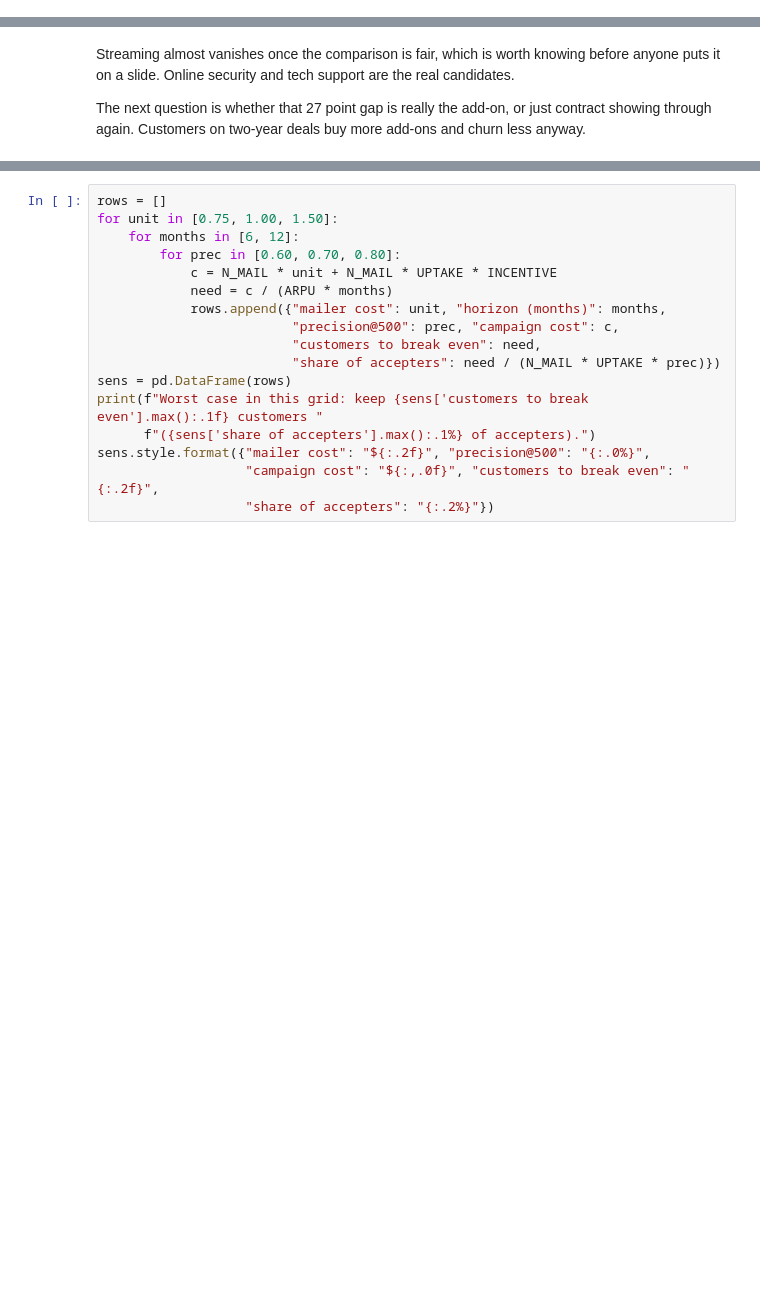
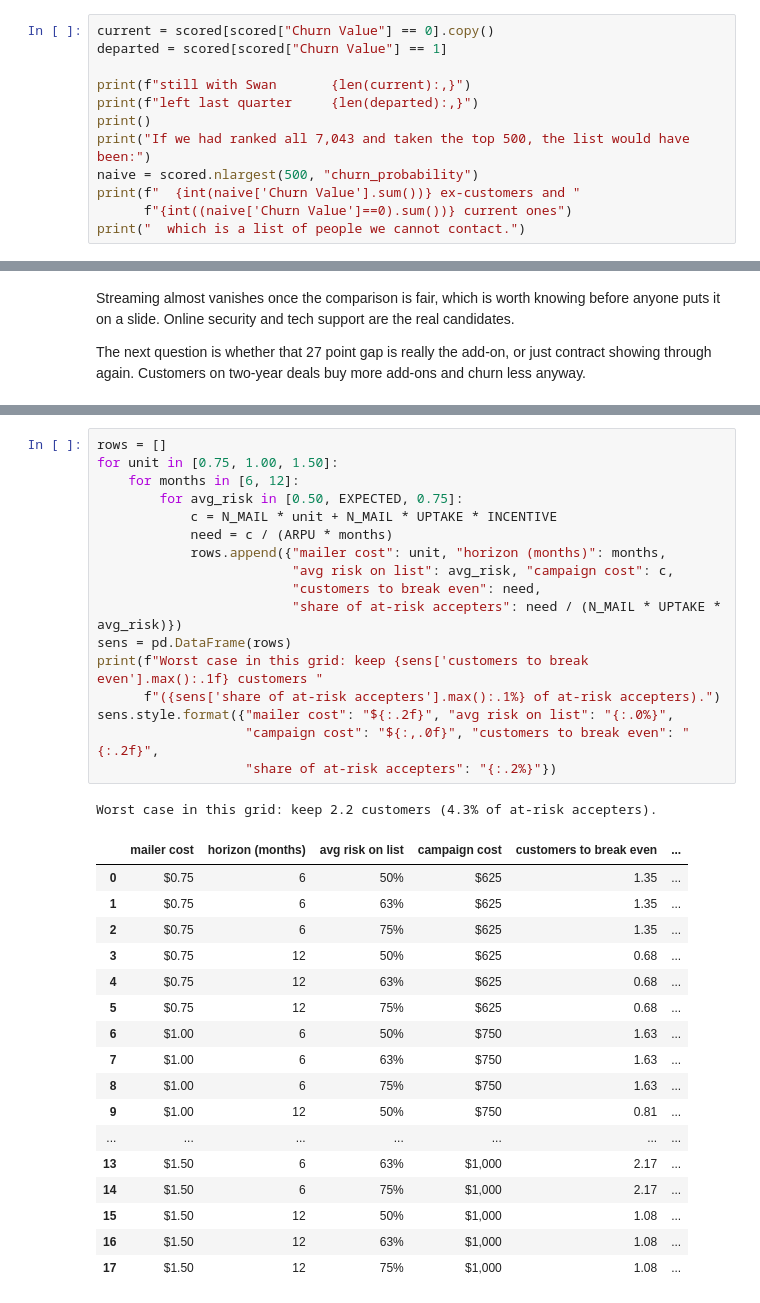
Before and after one commit to oum4r/df-swan-teleco-consulting, a Jupyter notebook: C - Business.ipynb, the cells around one changed output, grey strips where cells are left out. Saved outputs shown, nothing was run; the diff lists cells and outputs as text; blank space fills up the shorter version.

```diff
--- a/C - Business.ipynb
+++ b/C - Business.ipynb
@@ -140,0 +169,12 @@ if tied > 1:
+# %%
+current = scored[scored["Churn Value"] == 0].copy()
+departed = scored[scored["Churn Value"] == 1]
+
+print(f"still with Swan       {len(current):,}")
+print(f"left last quarter     {len(departed):,}")
+print()
+print("If we had ranked all 7,043 and taken the top 500, the list would have been:")
+naive = scored.nlargest(500, "churn_probability")
+print(f"  {int(naive['Churn Value'].sum())} ex-customers and "
+      f"{int((naive['Churn Value']==0).sum())} current ones")
+print("  which is a list of people we cannot contact.")
@@ -336,19 +492,38 @@ print(f"BREAK EVEN: keep {cost/value_per_save:.2f} of them "
 # %%
 rows = []
 for unit in [0.75, 1.00, 1.50]:
     for months in [6, 12]:
-        for prec in [0.60, 0.70, 0.80]:
+        for avg_risk in [0.50, EXPECTED, 0.75]:
             c = N_MAIL * unit + N_MAIL * UPTAKE * INCENTIVE
             need = c / (ARPU * months)
             rows.append({"mailer cost": unit, "horizon (months)": months,
-                         "precision@500": prec, "campaign cost": c,
+                         "avg risk on list": avg_risk, "campaign cost": c,
                          "customers to break even": need,
-                         "share of accepters": need / (N_MAIL * UPTAKE * prec)})
+                         "share of at-risk accepters": need / (N_MAIL * UPTAKE * avg_risk)})
 sens = pd.DataFrame(rows)
 print(f"Worst case in this grid: keep {sens['customers to break even'].max():.1f} customers "
-      f"({sens['share of accepters'].max():.1%} of accepters).")
-sens.style.format({"mailer cost": "${:.2f}", "precision@500": "{:.0%}",
+      f"({sens['share of at-risk accepters'].max():.1%} of at-risk accepters).")
+sens.style.format({"mailer cost": "${:.2f}", "avg risk on list": "{:.0%}",
                    "campaign cost": "${:,.0f}", "customers to break even": "{:.2f}",
-                   "share of accepters": "{:.2%}"})
+                   "share of at-risk accepters": "{:.2%}"})
+# %% [output]
+Worst case in this grid: keep 2.2 customers (4.3% of at-risk accepters).
+|  | mailer cost | horizon (months) | avg risk on list | campaign cost | customers to break even | ... |
+| 0 | $0.75 | 6 | 50% | $625 | 1.35 | ... |
+| 1 | $0.75 | 6 | 63% | $625 | 1.35 | ... |
+| 2 | $0.75 | 6 | 75% | $625 | 1.35 | ... |
+| 3 | $0.75 | 12 | 50% | $625 | 0.68 | ... |
+| 4 | $0.75 | 12 | 63% | $625 | 0.68 | ... |
+| 5 | $0.75 | 12 | 75% | $625 | 0.68 | ... |
+| 6 | $1.00 | 6 | 50% | $750 | 1.63 | ... |
+| 7 | $1.00 | 6 | 63% | $750 | 1.63 | ... |
+| 8 | $1.00 | 6 | 75% | $750 | 1.63 | ... |
+| 9 | $1.00 | 12 | 50% | $750 | 0.81 | ... |
+| ... | ... | ... | ... | ... | ... | ... |
+| 13 | $1.50 | 6 | 63% | $1,000 | 2.17 | ... |
+| 14 | $1.50 | 6 | 75% | $1,000 | 2.17 | ... |
+| 15 | $1.50 | 12 | 50% | $1,000 | 1.08 | ... |
+| 16 | $1.50 | 12 | 63% | $1,000 | 1.08 | ... |
+| 17 | $1.50 | 12 | 75% | $1,000 | 1.08 | ... |
 # %%
 eff = np.linspace(0, 0.30, 61)
```
Also changed, not shown: parts of 35 cells of this notebook, 2 other files.
